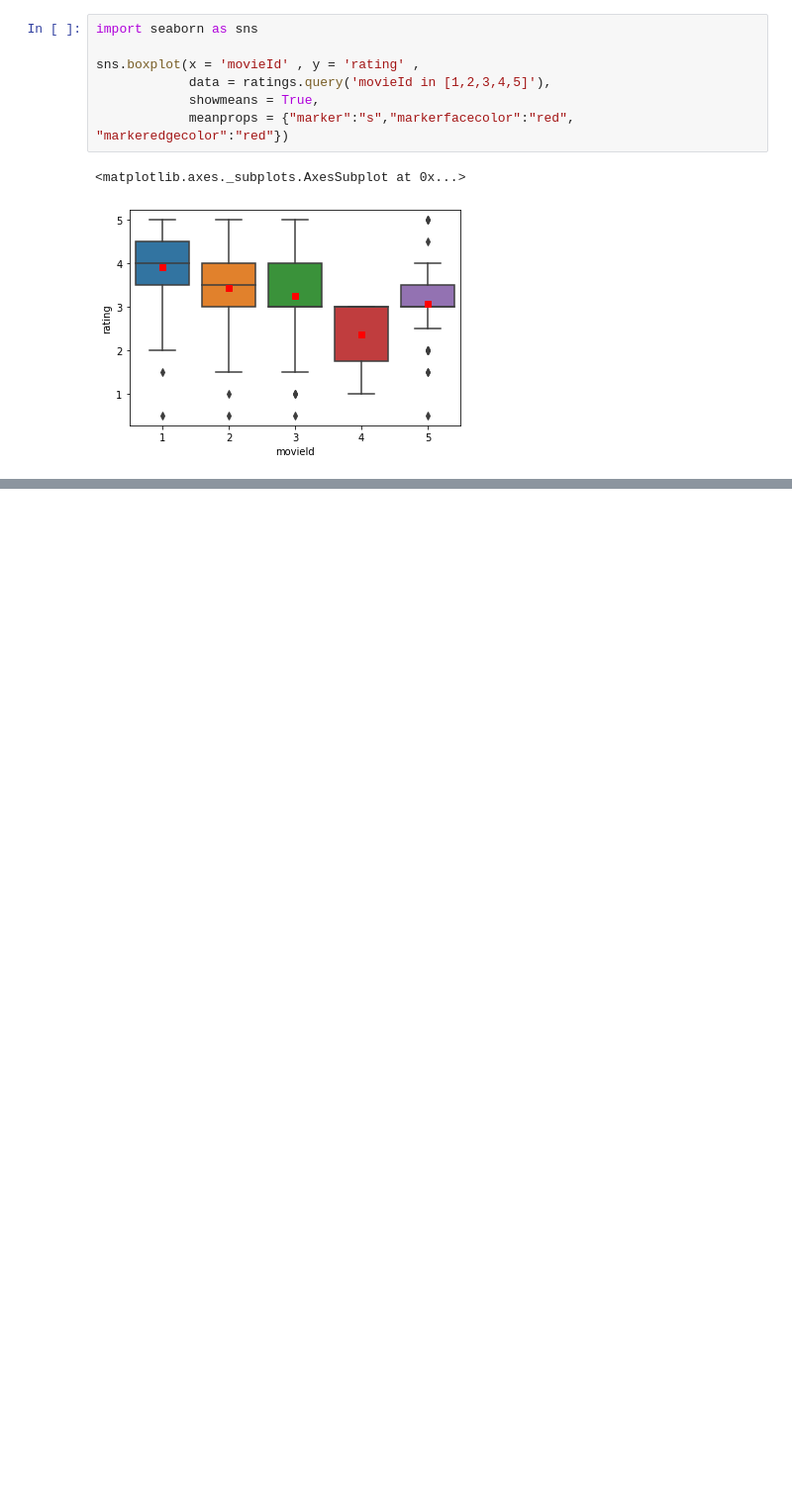
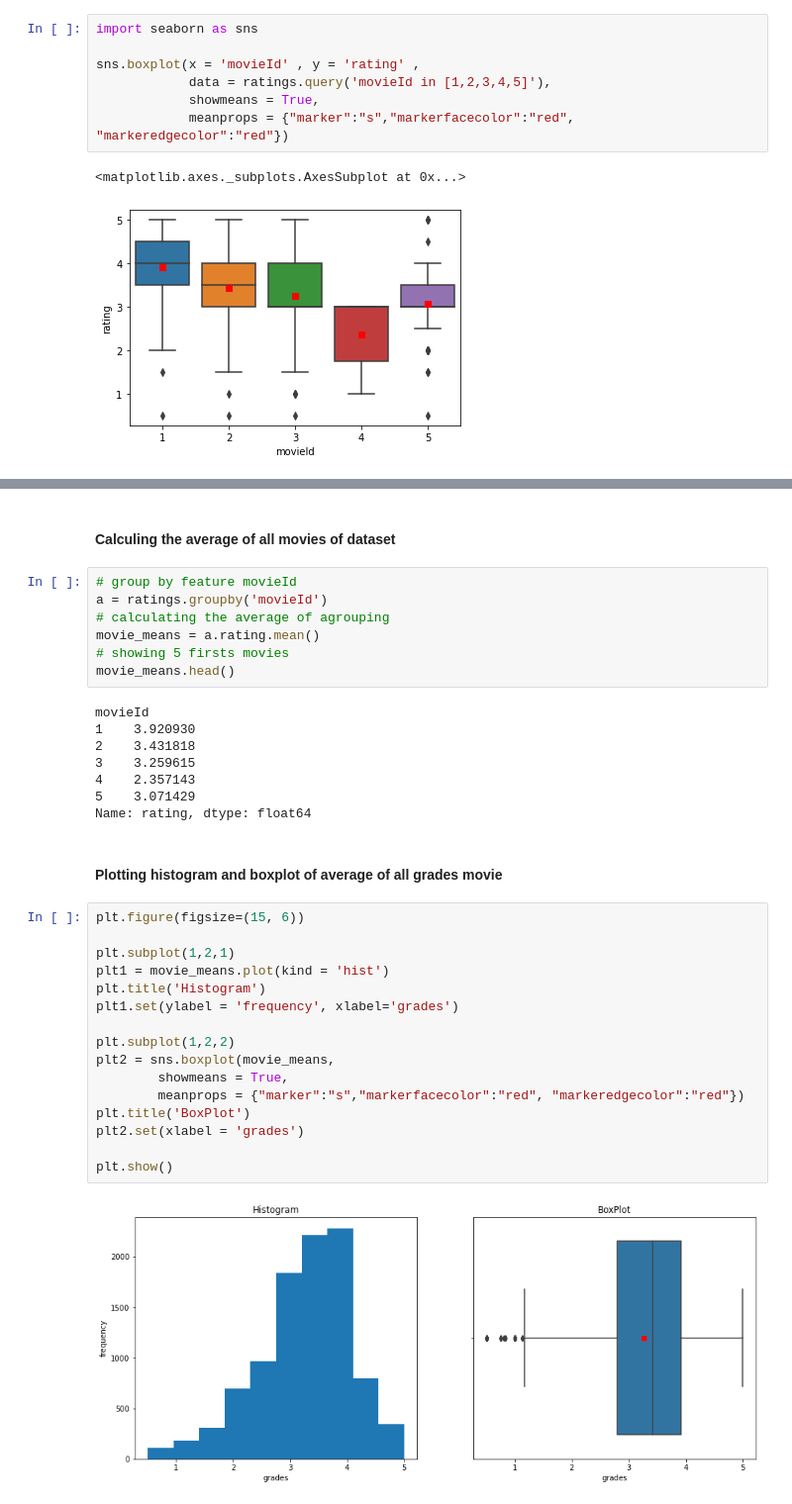
Before and after one commit to pedrohenriquecordeiro/exploratory-analysis-of-movie-lens, a Jupyter notebook: notebook.ipynb, the cells around one changed output, grey strips where cells are left out. Shown at 99% size. Saved outputs shown, nothing was run; the diff lists cells and outputs as text; blank space fills up the shorter version.

Commit message:
Finishing the analysis of average grade movie

```diff
--- a/notebook.ipynb
+++ b/notebook.ipynb
@@ -121,0 +144,37 @@ sns.boxplot(x = 'movieId' , y = 'rating' ,
+# %% [markdown]
+#### Calculing the average of all movies of dataset
+# %%
+# group by feature movieId
+a = ratings.groupby('movieId')
+# calculating the average of agrouping
+movie_means = a.rating.mean()
+# showing 5 firsts movies
+movie_means.head()
+# %% [output]
+movieId
+1    3.920930
+2    3.431818
+3    3.259615
+4    2.357143
+5    3.071429
+Name: rating, dtype: float64
+# %% [markdown]
+#### Plotting histogram and boxplot of average of all grades movie
+# %%
+plt.figure(figsize=(15, 6))
+
+plt.subplot(1,2,1)
+plt1 = movie_means.plot(kind = 'hist')
+plt.title('Histogram')
+plt1.set(ylabel = 'frequency', xlabel='grades')
+
+plt.subplot(1,2,2)
+plt2 = sns.boxplot(movie_means,
+        showmeans = True,
+        meanprops = {"marker":"s","markerfacecolor":"red", "markeredgecolor":"red"})
+plt.title('BoxPlot')
+plt2.set(xlabel = 'grades')
+
+plt.show()
+# %% [output]
+[figure, added]
```
Also changed, not shown: parts of 7 cells of this notebook.
